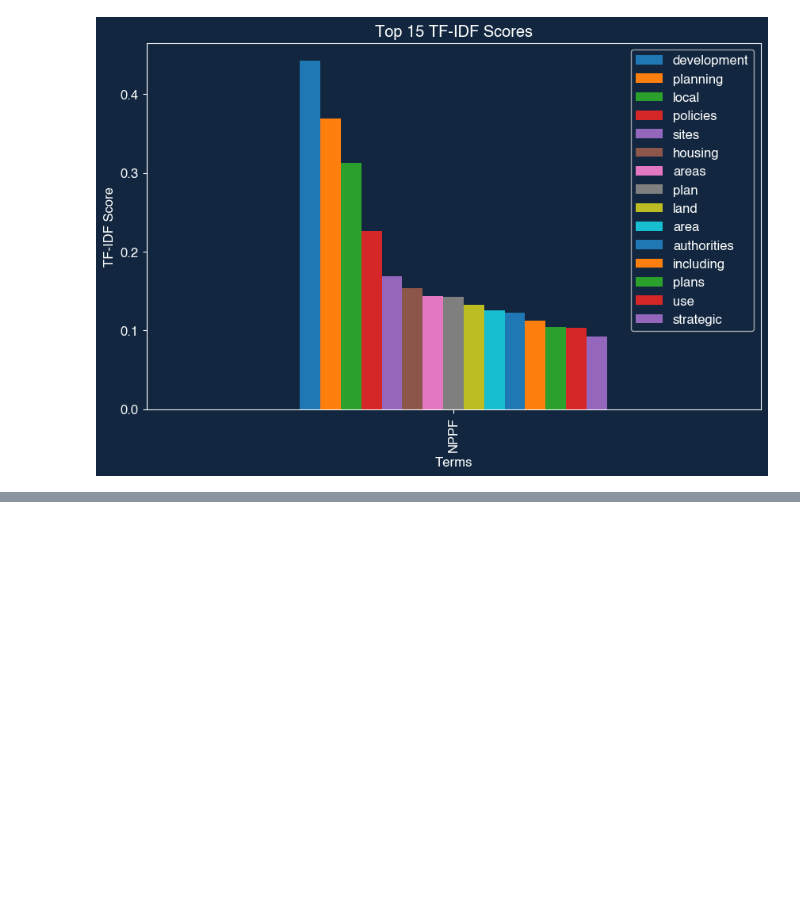
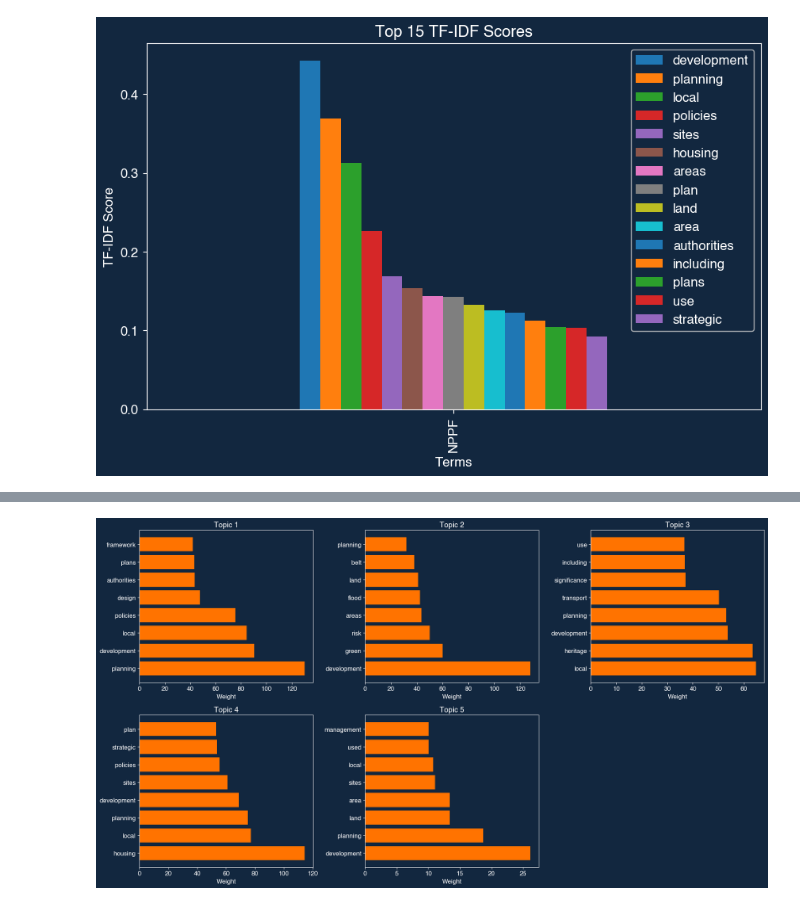
Before and after one commit to george-m2/uk-levelling-up-data-mining, a Jupyter notebook: govTextExtraction.ipynb, the cells around one changed output, grey strips where cells are left out. Saved outputs shown, nothing was run; the diff lists cells and outputs as text; code cells hidden in the pictures; blank space fills up the shorter version.

```diff
--- a/govTextExtraction.ipynb
+++ b/govTextExtraction.ipynb
@@ -201,0 +285,56 @@ plt.show()
+# %%
+
+def perform_topic_modeling(text, n_topics=5, n_words=10):
+    """
+    Perform LDA topic modeling on the document
+    """
+    # Split text into chunks for topic analysis
+    chunk_size = 2000
+    chunks = [text[i:i+chunk_size] for i in range(0, len(text), chunk_size)]
+
+    # Vectorise
+    vectorizer = CountVectorizer(max_features=100, stop_words='english', min_df=2)
+    doc_term_matrix = vectorizer.fit_transform(chunks)
+
+    lda = LatentDirichletAllocation(n_components=n_topics, random_state=42)
+    lda.fit(doc_term_matrix)
+
+    feature_names = vectorizer.get_feature_names_out()
+    topics = []
+
+    for topic_idx, topic in enumerate(lda.components_):
+        top_words_idx = topic.argsort()[-n_words:][::-1]
+        top_words = [feature_names[i] for i in top_words_idx]
+        topics.append({
+            'topic': topic_idx,
+            'words': top_words,
+            'weights': topic[top_words_idx]
+        })
+
+    return topics, lda, vectorizer, doc_term_matrix
+
+topics, lda_model, vectorizer, doc_matrix = perform_topic_modeling(text_nppf)
+
+fig, axes = plt.subplots(2, 3, figsize=(18, 10))
+axes = axes.flatten()
+
+for i, topic in enumerate(topics):
+    if i < len(axes):
+        ax = axes[i]
+        words = topic['words'][:8]  # Top 8 words
+        weights = topic['weights'][:8]
+
+        bars = ax.barh(range(len(words)), weights, color='#FF7300')
+        ax.set_yticks(range(len(words)))
+        ax.set_yticklabels(words)
+        ax.set_title(f'Topic {i+1}')
+        ax.set_xlabel('Weight')
+
+# Hide unused subplots
+for i in range(len(topics), len(axes)):
+    axes[i].set_visible(False)
+
+plt.tight_layout()
+plt.show()
+# %% [output]
+[figure, added]
```
Also changed, not shown: parts of 8 cells of this notebook.
